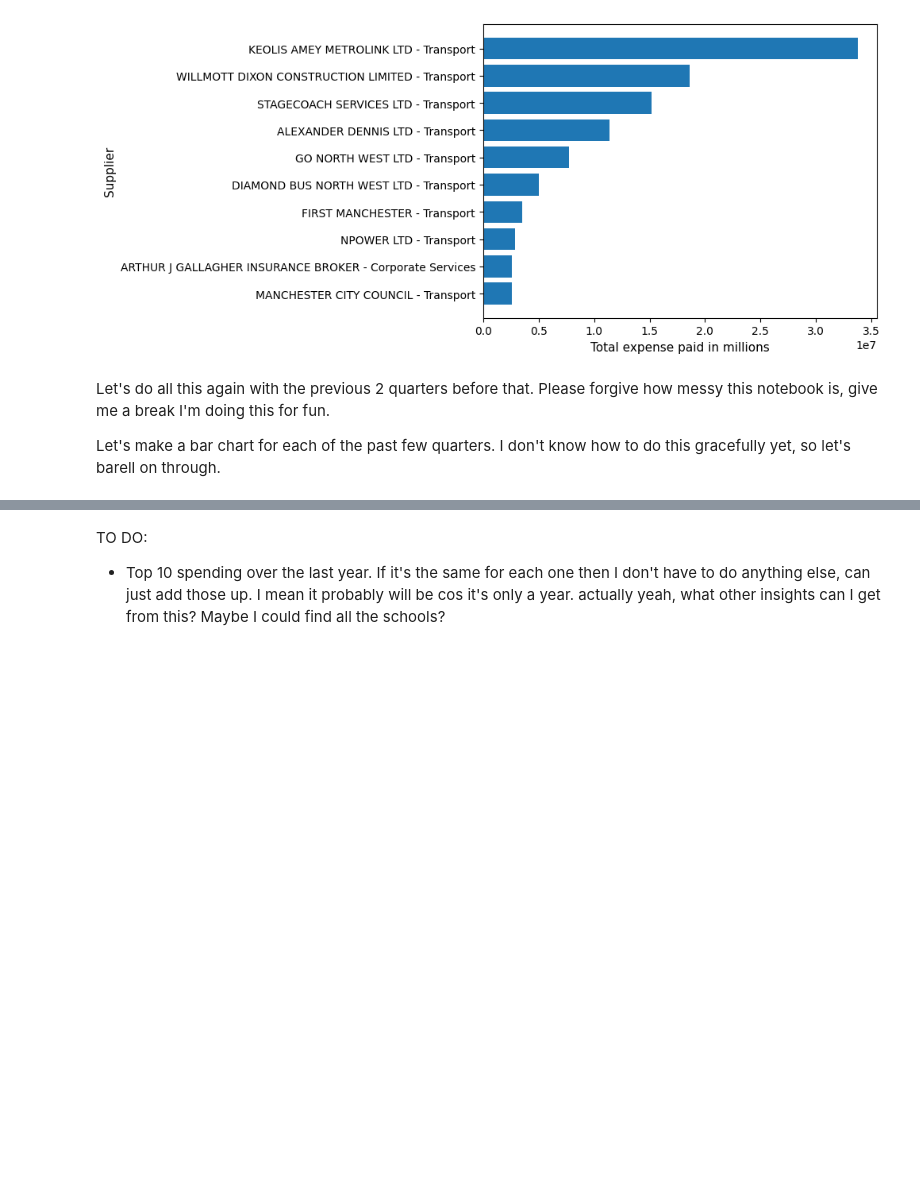
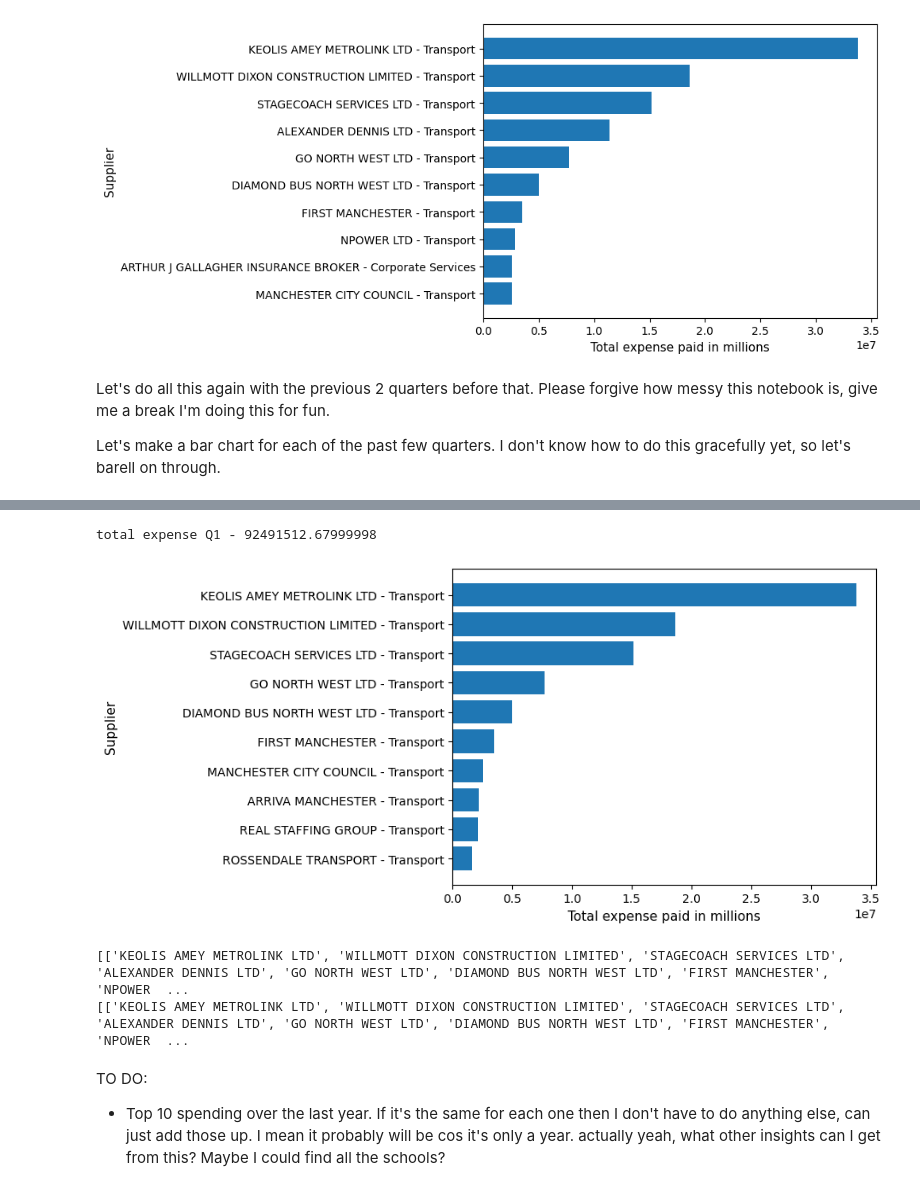
Before and after one commit to RamiYasir/I-Like-Trains, a Jupyter notebook: analysis.ipynb, the cells around one changed output, grey strips where cells are left out. Drawn from its saved outputs; the diff is of its cells as text; code cells hidden in the pictures; blank space fills up the shorter version.

```diff
--- a/analysis.ipynb
+++ b/analysis.ipynb
@@ -143,3 +246,65 @@ total expense Q1 - 103337791.22
+# %%
+qt1_23_df = pd.read_csv('resources/sanitised-data-2223Qtr1Payments.csv')
+
+suppliers = sort_suppliers_by_service_area(qt1_23_df)
+
+expenses_per_supplier = {"Supplier": [], "Service": [], "Expense": []}
+for service in suppliers.keys():
+    for supplier in suppliers[service]:
+        expenses_per_supplier["Supplier"].append(supplier)
+        expenses_per_supplier["Service"].append(service)
+        expenses_per_supplier["Expense"].append(total_expenses_per_supplier(df, supplier))
+
+suppliers_and_expenses_df = pd.DataFrame.from_dict(expenses_per_supplier)
+
+suppliers_sorted_by_expense_q4_23 = suppliers_and_expenses_df.sort_values(by="Expense", ascending=False)
+
+# All ugly repeat code.
+# declare consts for ease of reading
+SUPPLIER = 0
+SERVICE = 1
+EXPENSE = 2
+
+values_from_columns = create_lists_from_columns(df=suppliers_sorted_by_expense_q4_23, limit=10, all_columns=["Supplier", "Service", "Expense"])
+
+i = 0
+y_values = []
+while i < len(values_from_columns[SUPPLIER]):
+    new_value = f"{values_from_columns[SUPPLIER][i]} - {values_from_columns[SERVICE][i]}"
+    y_values.append(new_value)
+    i += 1
+
+# print total expenses
+total_expense = 0
+for expense in values_from_columns[EXPENSE]:
+    total_expense += expense
+print(f"total expense Q1 - {total_expense}")
+
+# plot ugly bar chart
+plt.barh(y_values, values_from_columns[EXPENSE])
+plt.ylabel('Supplier', fontsize=11)
+plt.xlabel('Total expense paid in millions', fontsize=11)
+plt.gca().invert_yaxis()
+# %% [output]
+total expense Q1 - 92491512.67999998
+[figure, added]
+# %%
+# actually I could probably just add everything up from the dataframes, right?
+
+values_from_supplier_column_q323 = create_lists_from_columns(df=suppliers_sorted_by_expense_q3_23, all_columns=["Supplier"])
+values_from_supplier_column_q423 = create_lists_from_columns(df=suppliers_sorted_by_expense_q4_23, all_columns=["Supplier"])
+
+consolidated_values = []
+
+for supplier in values_from_supplier_column_q323:
+    if supplier not in consolidated_values:
+        consolidated_values.append(supplier)
+
+print(values_from_supplier_column_q323)
+print(consolidated_values)
+# %% [output]
+[['KEOLIS AMEY METROLINK LTD', 'WILLMOTT DIXON CONSTRUCTION LIMITED', 'STAGECOACH SERVICES LTD', 'ALEXANDER DENNIS LTD', 'GO NORTH WEST LTD', 'DIAMOND BUS NORTH WEST LTD', 'FIRST MANCHESTER', 'NPOWER  ...
+[['KEOLIS AMEY METROLINK LTD', 'WILLMOTT DIXON CONSTRUCTION LIMITED', 'STAGECOACH SERVICES LTD', 'ALEXANDER DENNIS LTD', 'GO NORTH WEST LTD', 'DIAMOND BUS NORTH WEST LTD', 'FIRST MANCHESTER', 'NPOWER  ...
 # %% [markdown]
 TO DO:
 * Top 10 spending over the last year. If it's the same for each one then I don't have to do anything else, can just add those up. I mean it probably will be cos it's only a year. actually yeah, what other insights can I get from this? Maybe I could find all the schools?
```
Also changed, not shown: parts of 5 cells of this notebook, 11 other files.
